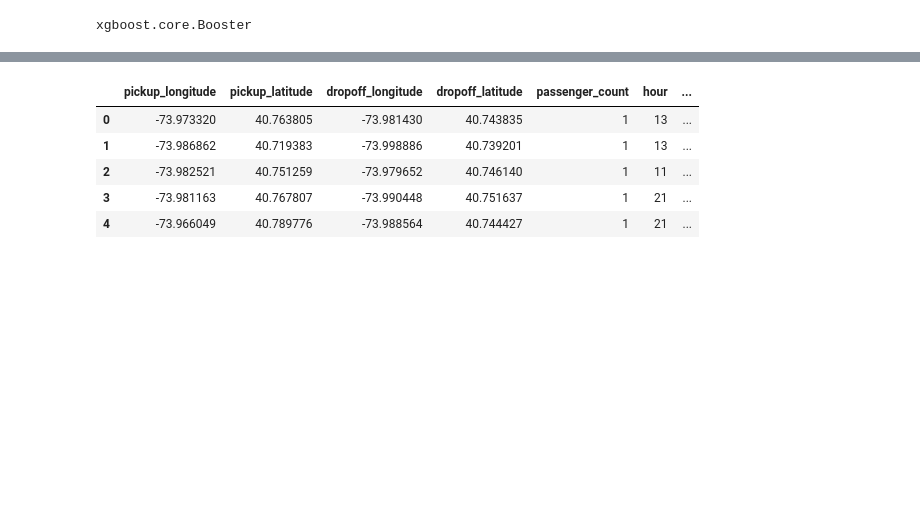
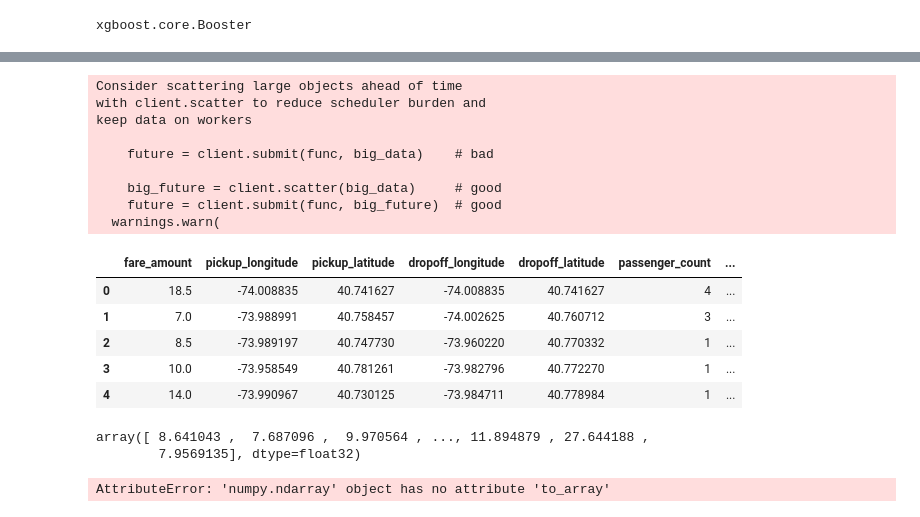
Before and after one commit to rppol/MLOps_GPU, a Jupyter notebook: notebooks/nyc-taxi-fare-gpu.ipynb, the cells around one changed output, grey strips where cells are left out. Drawn from its saved outputs; the diff is of its cells as text; code cells hidden in the pictures; blank space fills up the shorter version.

```diff
--- a/notebooks/nyc-taxi-fare-gpu.ipynb
+++ b/notebooks/nyc-taxi-fare-gpu.ipynb
@@ -32,5 +36,5 @@ False
 # %%
-df = dask_cudf.read_csv('data/train.csv')
+df = dask_cudf.read_csv('../data/train.csv')
 # %%
 df['key'] = df['key'].astype('datetime64[ns]')
 df['fare_amount'] = df ['fare_amount'].astype('float32')
@@ -259,0 +261,4 @@ XGBRegressor(base_score=0.5, booster='gbtree', colsample_bylevel=1,
+# %%
+# prepare test set
+test = dask_cudf.read_csv('/home/nvidiatest/mlops_blog/data/test.csv')
+test.head()
@@ -260,27 +272,33 @@ XGBRegressor(base_score=0.5, booster='gbtree', colsample_bylevel=1,
 # %%
-# prepare test set
-test = dask_cudf.read_csv('data/test.csv')
-
 test['key'] = test['key'].astype('datetime64[ns]')
 test['pickup_datetime'] = test['pickup_datetime'].astype('datetime64[ns]')
 test['pickup_longitude'] = test ['pickup_longitude'].astype('float32')
 test['pickup_latitude'] = test ['pickup_latitude'].astype('float32')
 test['dropoff_longitude'] = test ['dropoff_longitude'].astype('float32')
 test['dropoff_latitude'] = test ['dropoff_latitude'].astype('float32')
 test['passenger_count'] = test ['passenger_count'].astype('uint8')
 
 # now add the features
 tparts = [dask.delayed(add_features)(part) for part in test.to_delayed()]
 test = dask_cudf.from_delayed(tparts)
 
 # inspect the result
 test.head().to_pandas()
 # %% [output]
+Consider scattering large objects ahead of time
+with client.scatter to reduce scheduler burden and
+keep data on workers
+
+    future = client.submit(func, big_data)    # bad
+
+    big_future = client.scatter(big_data)     # good
+    future = client.submit(func, big_future)  # good
+  warnings.warn(
-|  | pickup_longitude | pickup_latitude | dropoff_longitude | dropoff_latitude | passenger_count | hour | ... |
-| 0 | -73.973320 | 40.763805 | -73.981430 | 40.743835 | 1 | 13 | ... |
-| 1 | -73.986862 | 40.719383 | -73.998886 | 40.739201 | 1 | 13 | ... |
-| 2 | -73.982521 | 40.751259 | -73.979652 | 40.746140 | 1 | 11 | ... |
-| 3 | -73.981163 | 40.767807 | -73.990448 | 40.751637 | 1 | 21 | ... |
-| 4 | -73.966049 | 40.789776 | -73.988564 | 40.744427 | 1 | 21 | ... |
+|  | fare_amount | pickup_longitude | pickup_latitude | dropoff_longitude | dropoff_latitude | passenger_count | ... |
+| 0 | 18.5 | -74.008835 | 40.741627 | -74.008835 | 40.741627 | 4 | ... |
+| 1 | 7.0 | -73.988991 | 40.758457 | -74.002625 | 40.760712 | 3 | ... |
+| 2 | 8.5 | -73.989197 | 40.747730 | -73.960220 | 40.770332 | 1 | ... |
+| 3 | 10.0 | -73.958549 | 40.781261 | -73.982796 | 40.772270 | 1 | ... |
+| 4 | 14.0 | -73.990967 | 40.730125 | -73.984711 | 40.778984 | 1 | ... |
 # %%
 # make predictions
@@ -289 +309,7 @@ prediction = xgb.dask.predict(client, trained_model['booster'], dtest)
 s = prediction.compute()
+# %%
+s = np.array(s)
+s
+# %% [output]
+array([ 8.641043 ,  7.687096 ,  9.970564 , ..., 11.894879 , 27.644188 ,
+        7.9569135], dtype=float32)
@@ -289,0 +323,4 @@ s = prediction.compute()
+# %%
+print(eval_metrics(y, s))
+# %% [output]
+AttributeError: 'numpy.ndarray' object has no attribute 'to_array'
```
Also changed, not shown: parts of 12 cells of this notebook, 30 other files.
